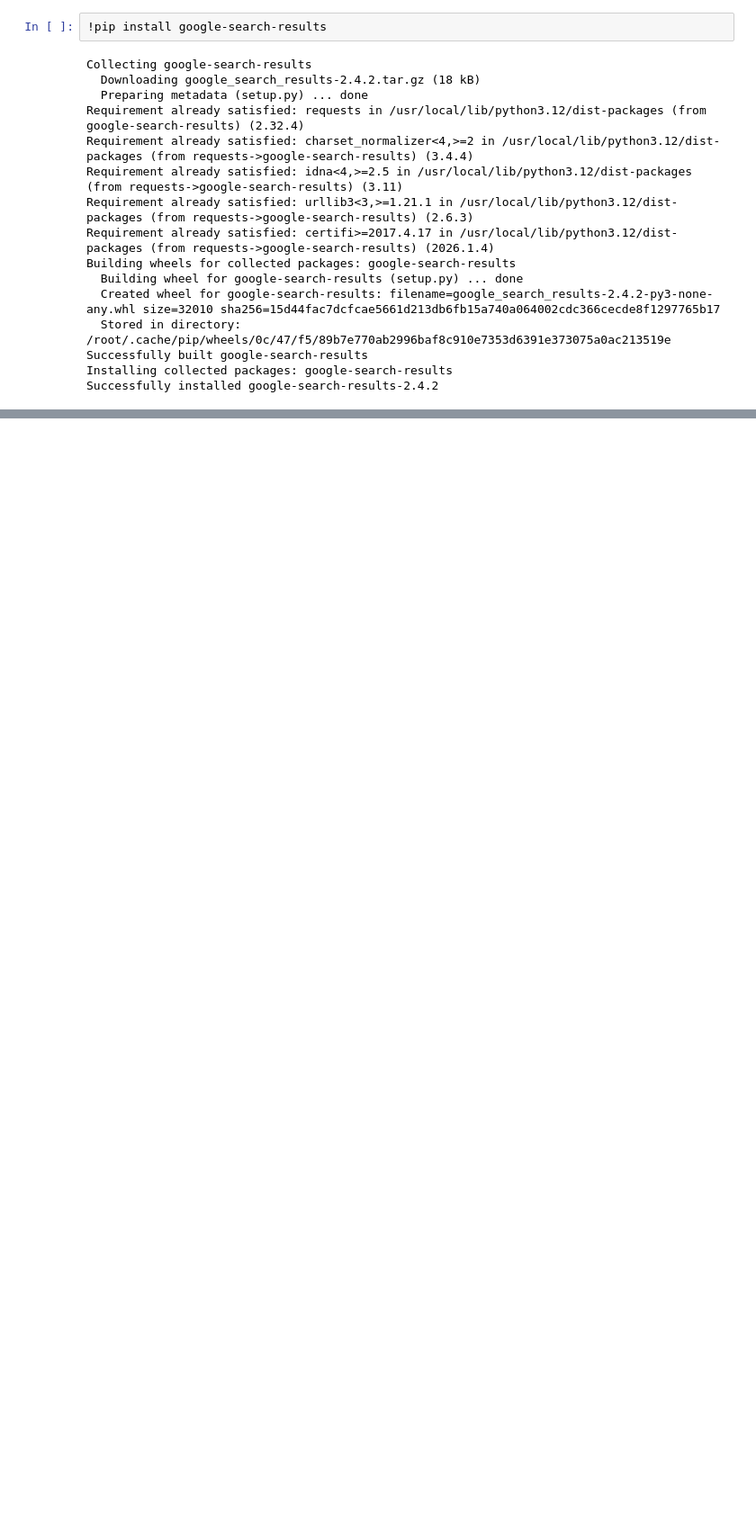
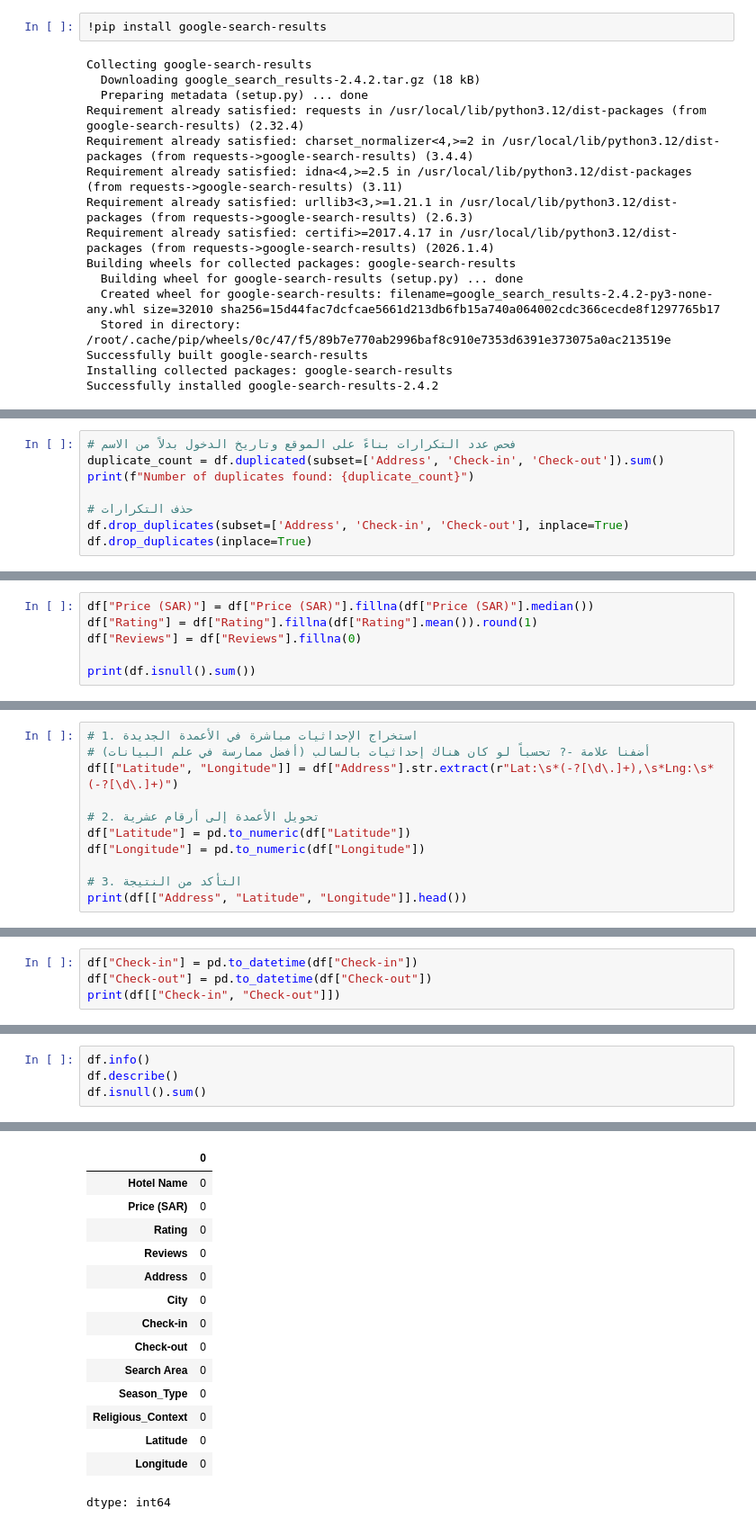
Before and after one commit to ITDeema/DataScience, a Jupyter notebook: DataScience.ipynb, the cells around one changed output, grey strips where cells are left out. Shown at 90% size. Drawn from its saved outputs; the diff is of its cells as text; blank space fills up the shorter version.

```diff
--- a/DataScience.ipynb
+++ b/DataScience.ipynb
@@ -311,0 +371,8 @@ Final merged rows: 1460
+# %%
+# فحص عدد التكرارات بناءً على الموقع وتاريخ الدخول بدلاً من الاسم
+duplicate_count = df.duplicated(subset=['Address', 'Check-in', 'Check-out']).sum()
+print(f"Number of duplicates found: {duplicate_count}")
+
+# حذف التكرارات
+df.drop_duplicates(subset=['Address', 'Check-in', 'Check-out'], inplace=True)
+df.drop_duplicates(inplace=True)
@@ -311,0 +416,6 @@ Final merged rows: 1460
+# %%
+df["Price (SAR)"] = df["Price (SAR)"].fillna(df["Price (SAR)"].median())
+df["Rating"] = df["Rating"].fillna(df["Rating"].mean()).round(1)
+df["Reviews"] = df["Reviews"].fillna(0)
+
+print(df.isnull().sum())
@@ -311,0 +437,11 @@ Final merged rows: 1460
+# %%
+# 1. استخراج الإحداثيات مباشرة في الأعمدة الجديدة
+# أضفنا علامة -? تحسباً لو كان هناك إحداثيات بالسالب (أفضل ممارسة في علم البيانات)
+df[["Latitude", "Longitude"]] = df["Address"].str.extract(r"Lat:\s*(-?[\d\.]+),\s*Lng:\s*(-?[\d\.]+)")
+
+# 2. تحويل الأعمدة إلى أرقام عشرية
+df["Latitude"] = pd.to_numeric(df["Latitude"])
+df["Longitude"] = pd.to_numeric(df["Longitude"])
+
+# 3. التأكد من النتيجة
+print(df[["Address", "Latitude", "Longitude"]].head())
@@ -311,0 +455,4 @@ Final merged rows: 1460
+# %%
+df["Check-in"] = pd.to_datetime(df["Check-in"])
+df["Check-out"] = pd.to_datetime(df["Check-out"])
+print(df[["Check-in", "Check-out"]])
@@ -311,0 +474,5 @@ Final merged rows: 1460
+# %%
+df.info()
+df.describe()
+df.isnull().sum()
+# %% [output]
@@ -311,0 +499,15 @@ Final merged rows: 1460
+|  | 0 |
+| Hotel Name | 0 |
+| Price (SAR) | 0 |
+| Rating | 0 |
+| Reviews | 0 |
+| Address | 0 |
+| City | 0 |
+| Check-in | 0 |
+| Check-out | 0 |
+| Search Area | 0 |
+| Season_Type | 0 |
+| Religious_Context | 0 |
+| Latitude | 0 |
+| Longitude | 0 |
+dtype: int64
```
Also changed, not shown: parts of 10 cells of this notebook.
